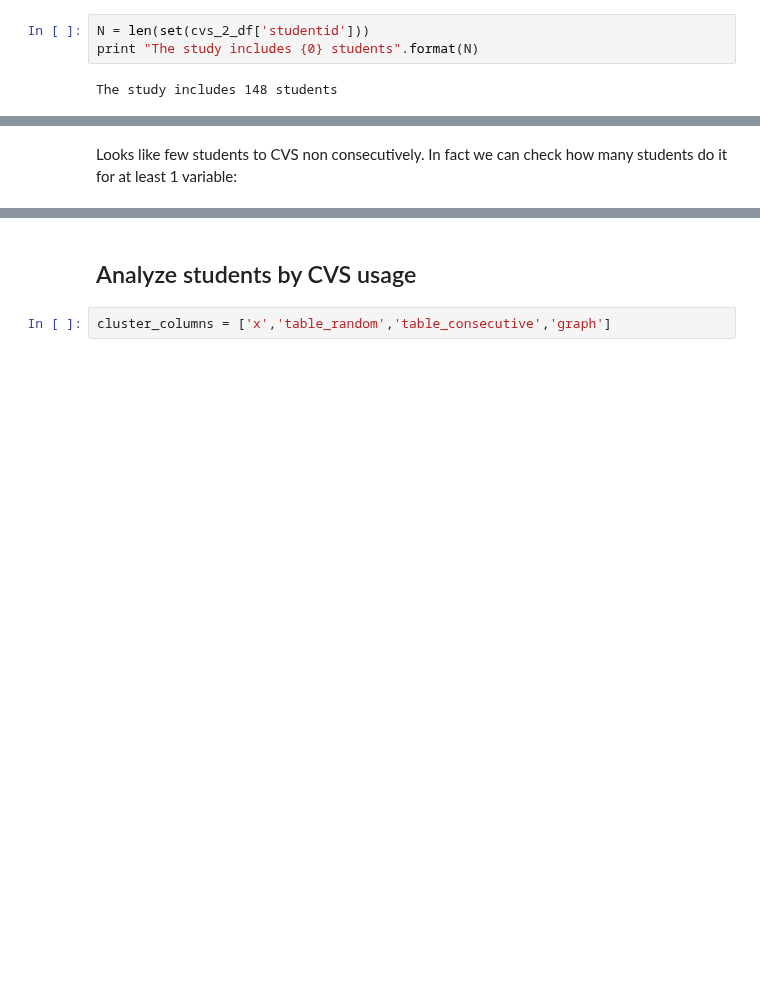
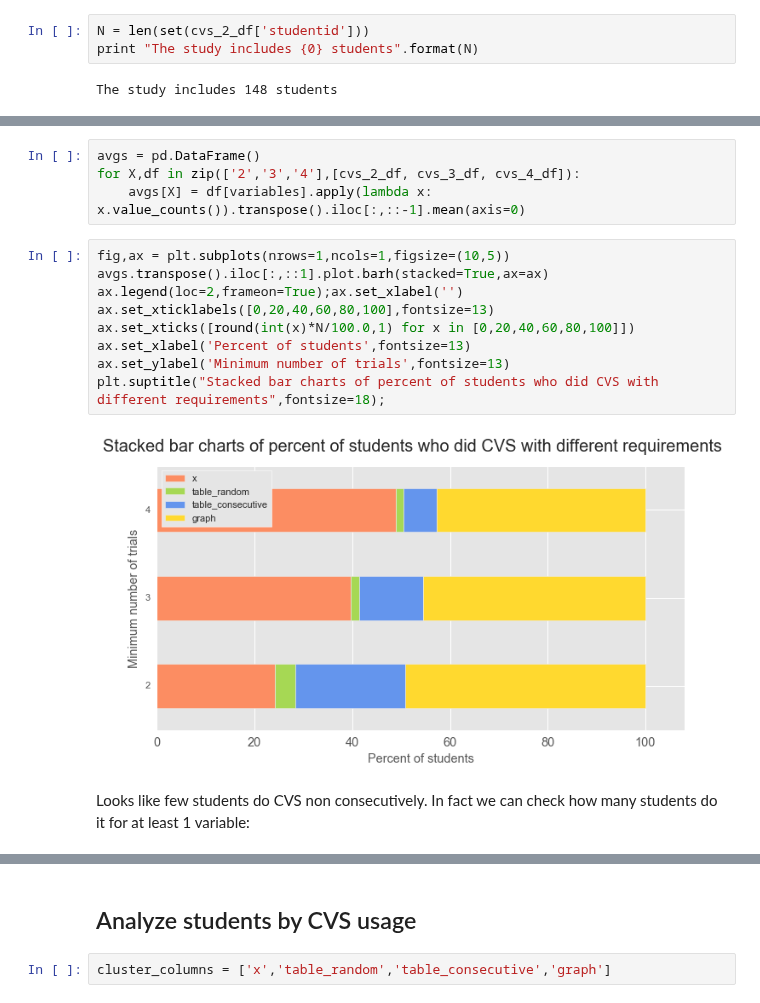
Before and after one commit to jmassall/inquiry_virtualLabs_study, a Jupyter notebook: analysis/comparing_cvs_usage.ipynb, the cells around one changed output, grey strips where cells are left out. Saved outputs shown, nothing was run; the diff lists cells and outputs as text; blank space fills up the shorter version.

```diff
--- a/analysis/comparing_cvs_usage.ipynb
+++ b/analysis/comparing_cvs_usage.ipynb
@@ -138,5 +140,20 @@ plt.suptitle("Stacked bar charts of percent of students who did CVS with differe
+# %%
+avgs = pd.DataFrame()
+for X,df in zip(['2','3','4'],[cvs_2_df, cvs_3_df, cvs_4_df]):
+    avgs[X] = df[variables].apply(lambda x: x.value_counts()).transpose().iloc[:,::-1].mean(axis=0)
+# %%
+fig,ax = plt.subplots(nrows=1,ncols=1,figsize=(10,5))
+avgs.transpose().iloc[:,::1].plot.barh(stacked=True,ax=ax)
+ax.legend(loc=2,frameon=True);ax.set_xlabel('')
+ax.set_xticklabels([0,20,40,60,80,100],fontsize=13)
+ax.set_xticks([round(int(x)*N/100.0,1) for x in [0,20,40,60,80,100]])
+ax.set_xlabel('Percent of students',fontsize=13)
+ax.set_ylabel('Minimum number of trials',fontsize=13)
+plt.suptitle("Stacked bar charts of percent of students who did CVS with different requirements",fontsize=18);
+# %% [output]
+[figure, added]
 # %% [markdown]
-Looks like few students to CVS non consecutively. In fact we can check how many students do it for at least 1 variable:
+Looks like few students do CVS non consecutively. In fact we can check how many students do it for at least 1 variable:
 # %%
 data = cvs_3_df.copy()
 data['x'] = (data[variables]=='x').astype(int).sum(axis=1)
```
Also changed, not shown: parts of 14 cells of this notebook.
